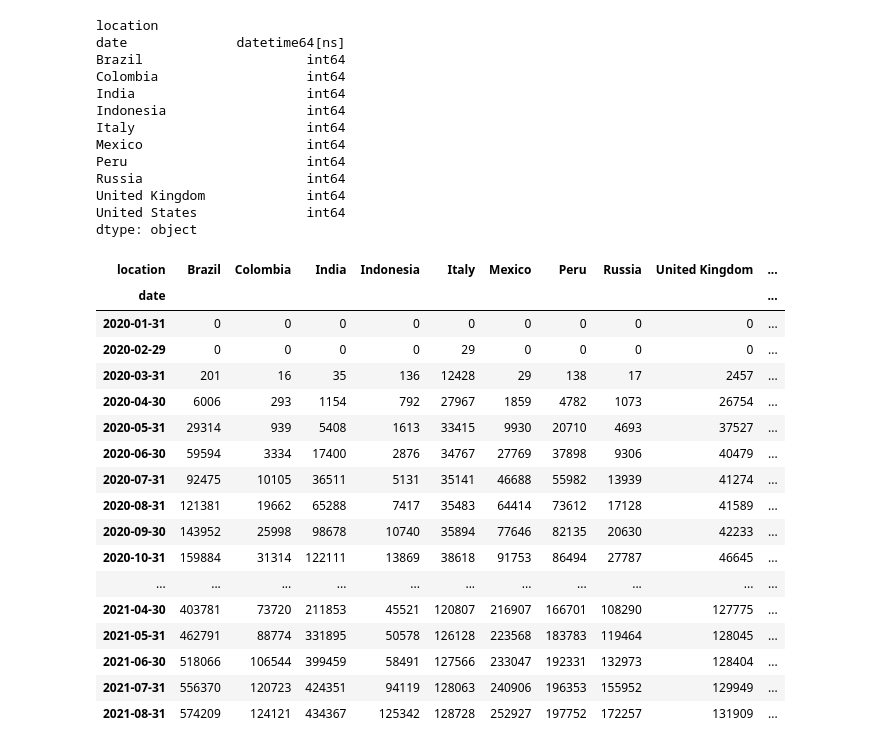
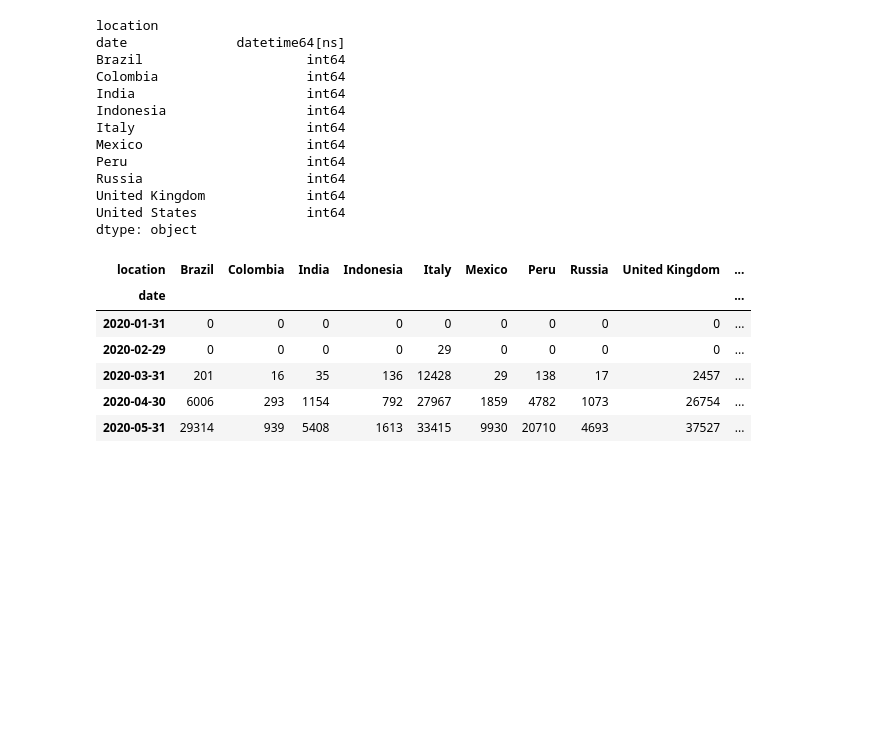
Before and after one commit to tvaditya/intro_ds_and_ml, a Jupyter notebook: Panorama_do_COVID_19_no_Brasil.ipynb, the cells around one changed output. Cells and saved outputs as stored; diff of their text form; code cells hidden in the pictures; blank space fills up the shorter version.

```diff
--- a/Panorama_do_COVID_19_no_Brasil.ipynb
+++ b/Panorama_do_COVID_19_no_Brasil.ipynb
@@ -637,2 +613,2 @@ df.loc[(df.date == '2021-08-15') & (df.continent.isnull()==False)].sort_values(b
 # %%
-df.loc[(df.date == '2021-08-15') & (df.continent.isnull()==False)].sort_values(by="total_deaths", ascending=False).head()
+top10_total_deaths = df.loc[(df.date == df.date.max()) & (df.continent.isnull()==False), ['location', 'total_deaths']].sort_values(by="total_deaths", ascending=False)[0:10]
@@ -646,2 +614,0 @@ df.loc[(df.date == '2021-08-15') & (df.continent.isnull()==False)].sort_values(b
-# %%
-top10_total_deaths = df.loc[(df.date == '2021-08-15') & (df.continent.isnull()==False), ['location', 'total_deaths']].sort_values(by="total_deaths", ascending=False)[0:10]
@@ -788,26 +746,15 @@ df_pivot.reset_index(drop=True, inplace=True)
 # %%
 df_pivot_monthly = df_pivot.groupby(pd.Grouper(key='date', freq='1M')).sum().cumsum(axis = 0)
 # %%
-df_pivot_monthly
+df_pivot_monthly.head()
 # %% [output]
 | location | Brazil | Colombia | India | Indonesia | Italy | Mexico | Peru | Russia | United Kingdom | ... |
 | date |  |  |  |  |  |  |  |  |  | ... |
 | 2020-01-31 | 0 | 0 | 0 | 0 | 0 | 0 | 0 | 0 | 0 | ... |
 | 2020-02-29 | 0 | 0 | 0 | 0 | 29 | 0 | 0 | 0 | 0 | ... |
 | 2020-03-31 | 201 | 16 | 35 | 136 | 12428 | 29 | 138 | 17 | 2457 | ... |
 | 2020-04-30 | 6006 | 293 | 1154 | 792 | 27967 | 1859 | 4782 | 1073 | 26754 | ... |
 | 2020-05-31 | 29314 | 939 | 5408 | 1613 | 33415 | 9930 | 20710 | 4693 | 37527 | ... |
-| 2020-06-30 | 59594 | 3334 | 17400 | 2876 | 34767 | 27769 | 37898 | 9306 | 40479 | ... |
-| 2020-07-31 | 92475 | 10105 | 36511 | 5131 | 35141 | 46688 | 55982 | 13939 | 41274 | ... |
-| 2020-08-31 | 121381 | 19662 | 65288 | 7417 | 35483 | 64414 | 73612 | 17128 | 41589 | ... |
-| 2020-09-30 | 143952 | 25998 | 98678 | 10740 | 35894 | 77646 | 82135 | 20630 | 42233 | ... |
-| 2020-10-31 | 159884 | 31314 | 122111 | 13869 | 38618 | 91753 | 86494 | 27787 | 46645 | ... |
-| ... | ... | ... | ... | ... | ... | ... | ... | ... | ... | ... |
-| 2021-04-30 | 403781 | 73720 | 211853 | 45521 | 120807 | 216907 | 166701 | 108290 | 127775 | ... |
-| 2021-05-31 | 462791 | 88774 | 331895 | 50578 | 126128 | 223568 | 183783 | 119464 | 128045 | ... |
-| 2021-06-30 | 518066 | 106544 | 399459 | 58491 | 127566 | 233047 | 192331 | 132973 | 128404 | ... |
-| 2021-07-31 | 556370 | 120723 | 424351 | 94119 | 128063 | 240906 | 196353 | 155952 | 129949 | ... |
-| 2021-08-31 | 574209 | 124121 | 434367 | 125342 | 128728 | 252927 | 197752 | 172257 | 131909 | ... |
 # %%
 bcr.bar_chart_race(
     df=df_pivot_monthly,
```
Also changed, not shown: parts of 55 cells of this notebook.
